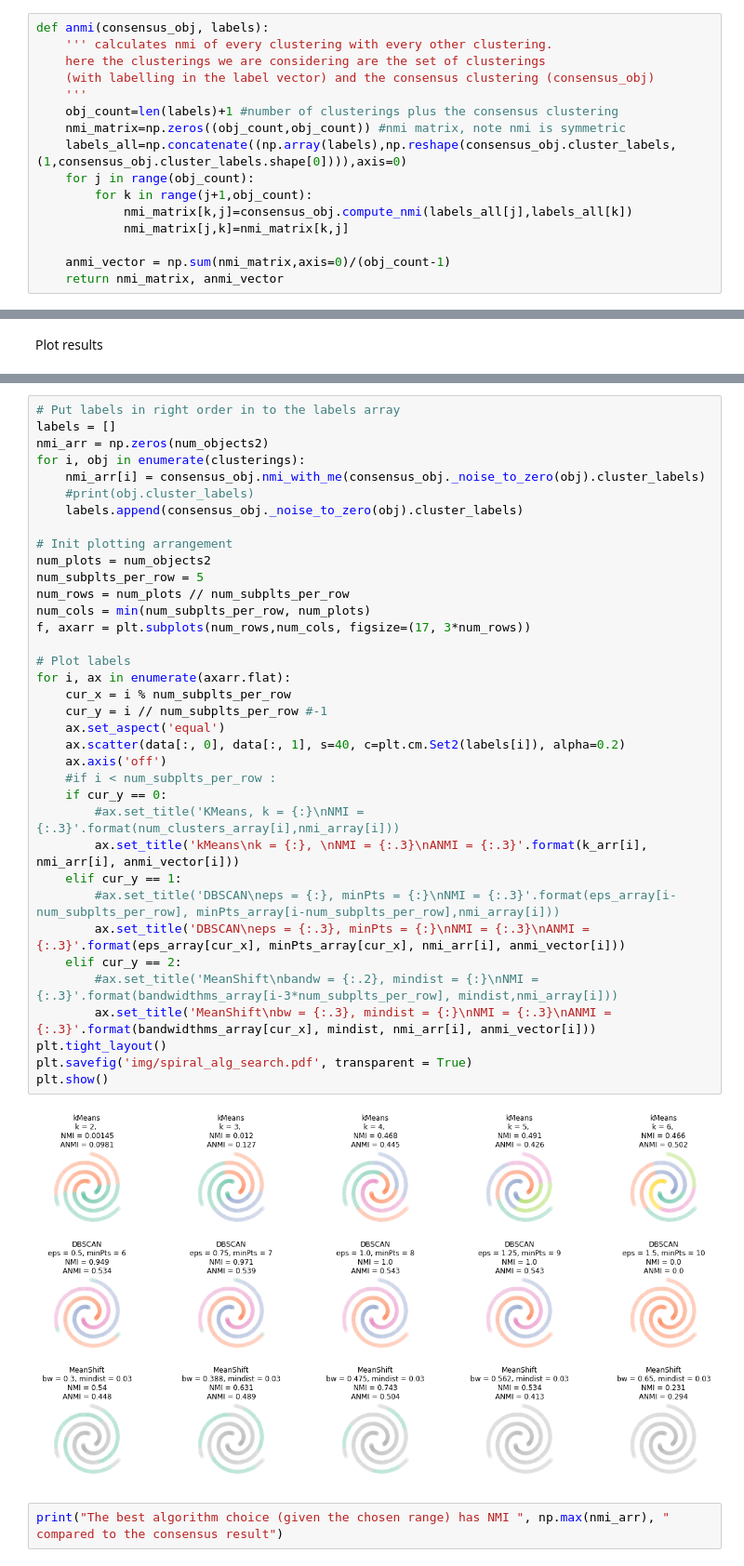
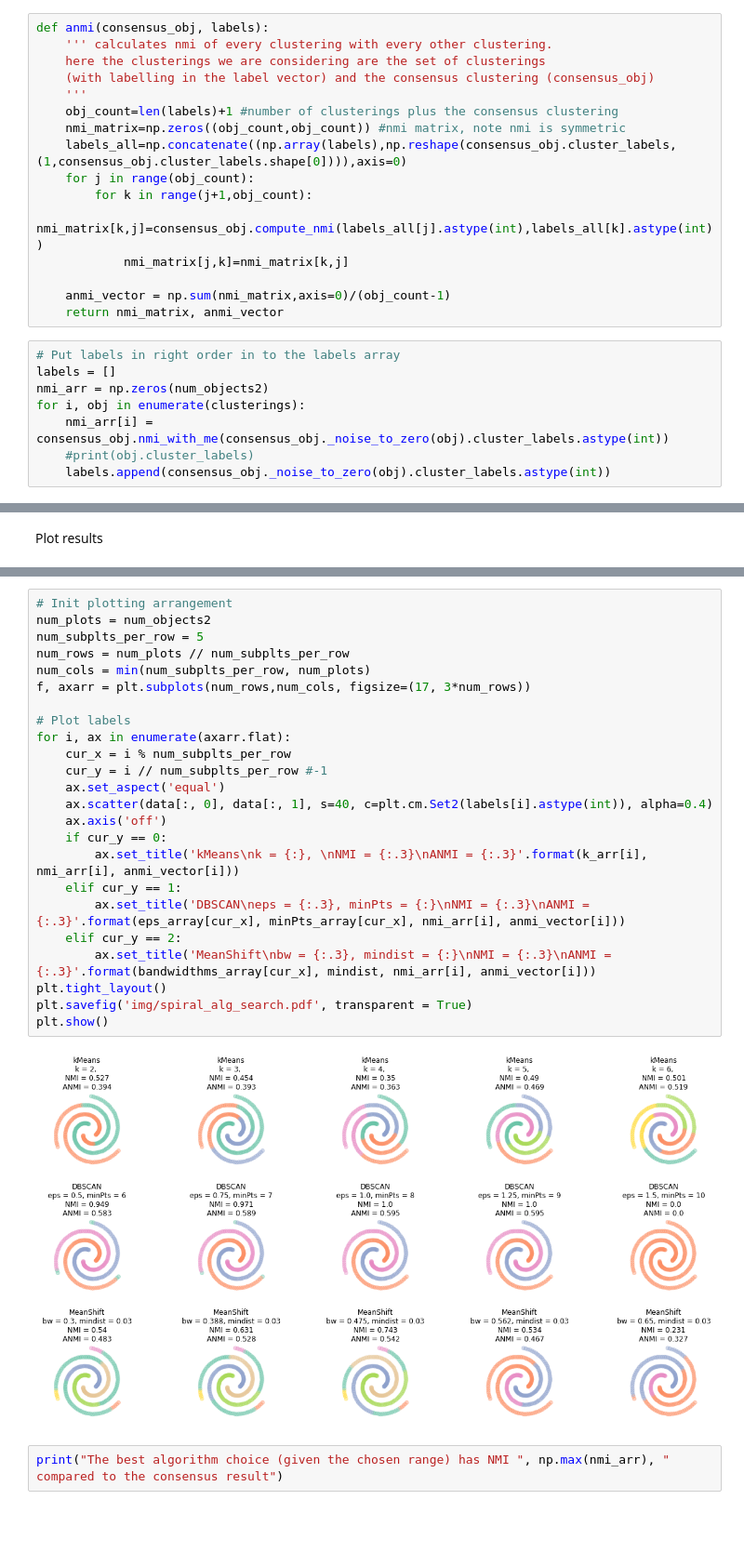
Before and after one commit to clustertoolsgroup/consensus_clustering, a Jupyter notebook: Results_algorithm_search.ipynb, the cells around one changed output, grey strips where cells are left out. Shown at 93% size. Cells and saved outputs as stored; diff of their text form; blank space fills up the shorter version.

```diff
--- a/Results_algorithm_search.ipynb
+++ b/Results_algorithm_search.ipynb
@@ -128,11 +128,19 @@ def anmi(consensus_obj, labels):
     labels_all=np.concatenate((np.array(labels),np.reshape(consensus_obj.cluster_labels,(1,consensus_obj.cluster_labels.shape[0]))),axis=0)
     for j in range(obj_count):
         for k in range(j+1,obj_count):
-            nmi_matrix[k,j]=consensus_obj.compute_nmi(labels_all[j],labels_all[k])
+            nmi_matrix[k,j]=consensus_obj.compute_nmi(labels_all[j].astype(int),labels_all[k].astype(int))
             nmi_matrix[j,k]=nmi_matrix[k,j]
 
     anmi_vector = np.sum(nmi_matrix,axis=0)/(obj_count-1)
     return nmi_matrix, anmi_vector
+# %%
+# Put labels in right order in to the labels array
+labels = []
+nmi_arr = np.zeros(num_objects2)
+for i, obj in enumerate(clusterings):
+    nmi_arr[i] = consensus_obj.nmi_with_me(consensus_obj._noise_to_zero(obj).cluster_labels.astype(int))
+    #print(obj.cluster_labels)
+    labels.append(consensus_obj._noise_to_zero(obj).cluster_labels.astype(int))
 # %%
 #the last one corresponds to the consensus clustering
 #- Does the consensus clustering have the highest ANMI with all clusterings?
@@ -155,41 +157,29 @@ False
 # %%
-# Put labels in right order in to the labels array
-labels = []
-nmi_arr = np.zeros(num_objects2)
-for i, obj in enumerate(clusterings):
-    nmi_arr[i] = consensus_obj.nmi_with_me(consensus_obj._noise_to_zero(obj).cluster_labels)
-    #print(obj.cluster_labels)
-    labels.append(consensus_obj._noise_to_zero(obj).cluster_labels)
-
 # Init plotting arrangement
 num_plots = num_objects2
 num_subplts_per_row = 5
 num_rows = num_plots // num_subplts_per_row
 num_cols = min(num_subplts_per_row, num_plots)
 f, axarr = plt.subplots(num_rows,num_cols, figsize=(17, 3*num_rows))
 
 # Plot labels
 for i, ax in enumerate(axarr.flat):
     cur_x = i % num_subplts_per_row
     cur_y = i // num_subplts_per_row #-1
     ax.set_aspect('equal')
-    ax.scatter(data[:, 0], data[:, 1], s=40, c=plt.cm.Set2(labels[i]), alpha=0.2)
+    ax.scatter(data[:, 0], data[:, 1], s=40, c=plt.cm.Set2(labels[i].astype(int)), alpha=0.4)
     ax.axis('off')
-    #if i < num_subplts_per_row :
     if cur_y == 0:
-        #ax.set_title('KMeans, k = {:}\nNMI = {:.3}'.format(num_clusters_array[i],nmi_array[i]))
         ax.set_title('kMeans\nk = {:}, \nNMI = {:.3}\nANMI = {:.3}'.format(k_arr[i], nmi_arr[i], anmi_vector[i]))
     elif cur_y == 1:
-        #ax.set_title('DBSCAN\neps = {:}, minPts = {:}\nNMI = {:.3}'.format(eps_array[i-num_subplts_per_row], minPts_array[i-num_subplts_per_row],nmi_array[i]))
         ax.set_title('DBSCAN\neps = {:.3}, minPts = {:}\nNMI = {:.3}\nANMI = {:.3}'.format(eps_array[cur_x], minPts_array[cur_x], nmi_arr[i], anmi_vector[i]))
     elif cur_y == 2:
-        #ax.set_title('MeanShift\nbandw = {:.2}, mindist = {:}\nNMI = {:.3}'.format(bandwidthms_array[i-3*num_subplts_per_row], mindist,nmi_array[i]))
         ax.set_title('MeanShift\nbw = {:.3}, mindist = {:}\nNMI = {:.3}\nANMI = {:.3}'.format(bandwidthms_array[cur_x], mindist, nmi_arr[i], anmi_vector[i]))
 plt.tight_layout()
 plt.savefig('img/spiral_alg_search.pdf', transparent = True)
 plt.show()
 # %% [output]
-[figure, old version]
+[figure, new version]
 # %%
 print("The best algorithm choice (given the chosen range) has NMI ", np.max(nmi_arr), " compared to the consensus result")
 # %% [output]
```
Also changed, not shown: parts of 3 cells of this notebook, 9 other files.
